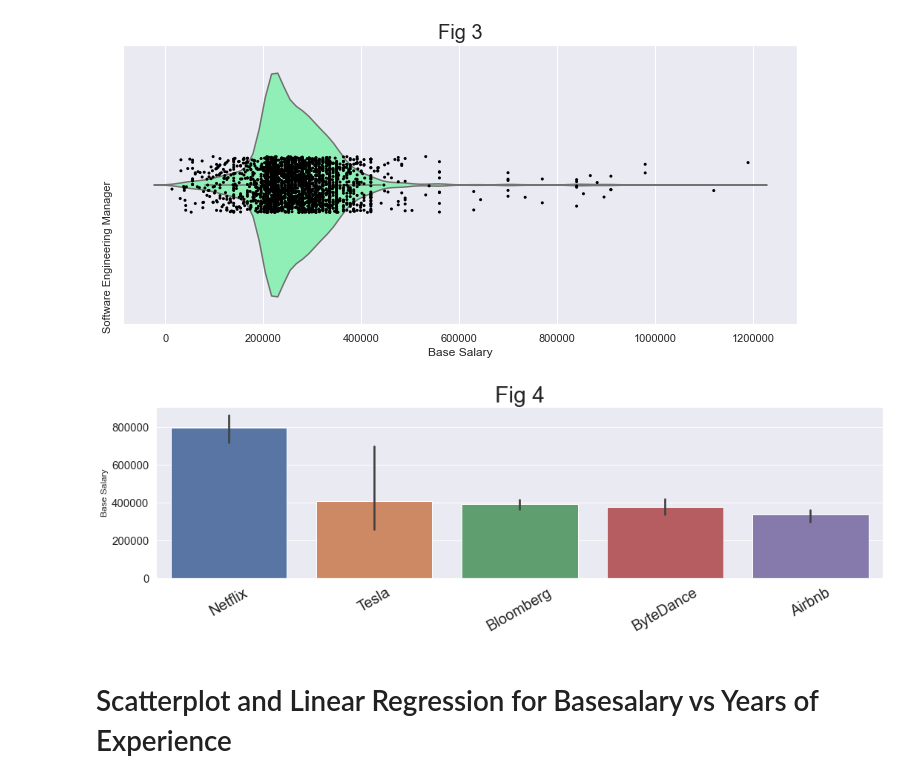
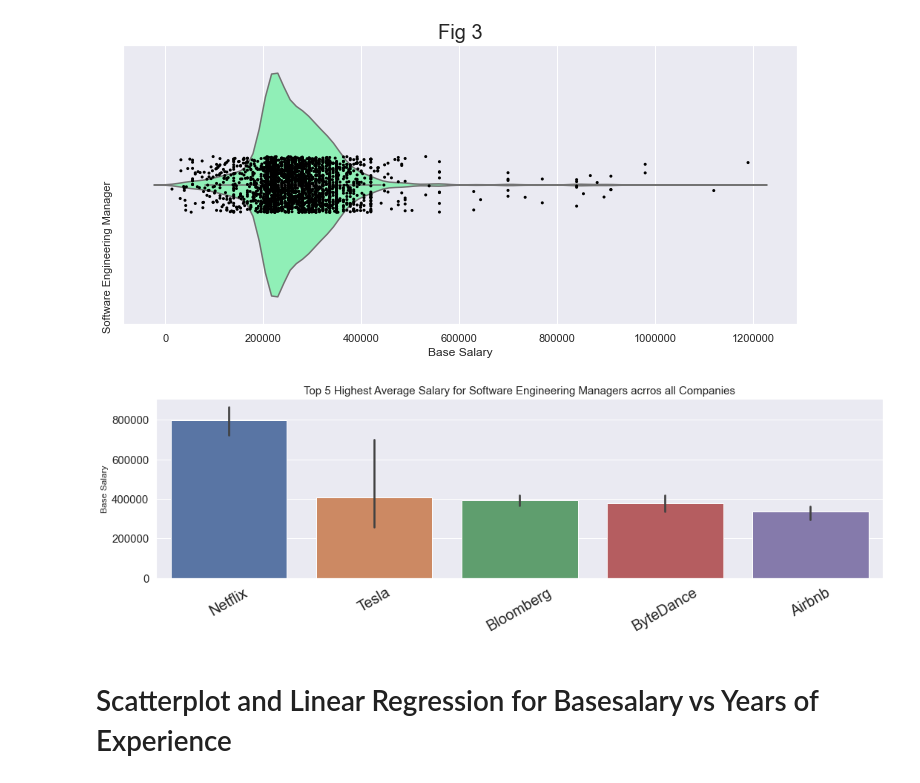
Before and after one commit to clone326/Salaries-of-Intl-Companies-DS102_DS104-, a Jupyter notebook: Final_assignment v5 (plotting).ipynb, the cells around one changed output. Cells and saved outputs as stored; diff of their text form; code cells hidden in the pictures.

```diff
--- a/Final_assignment v5 (plotting).ipynb
+++ b/Final_assignment v5 (plotting).ipynb
@@ -107,12 +128,14 @@ array(['USA', 'United Kingdom', 'Ireland', 'India', 'Russia', 'Canada',
 # %%
 # Using Seaborn
-sns.set(rc={'figure.figsize': (5, 20)})
+sns.set(rc={'figure.figsize': (20, 5)})
 
 best_paying_company = sns.barplot(x = 'basesalary', y = 'company', data = df_best_paying_company,
                                 ci = None, palette = 'rainbow',
-                                order = df_best_paying_company.sort_values('basesalary', ascending = False).company)
+                                order = df_best_paying_company.sort_values('basesalary', ascending = False).company[:5])
 
 best_paying_company.set(xlabel = 'Basesalary in SGD', ylabel = 'Company Names', title = 'Best Paying Company is Netflix from Jun 2017 to Aug 2021')
 
+show_values(best_paying_company, 'h', space=0.05)
+
 plt.show()
 # %% [output]
@@ -194,13 +224,15 @@ df_best_paying_title
 | 14 | Business Analyst | 39825.371528 | 39825.371528 | 139559.027778 | 5.465278 | 2.328646 | ... |
 # %%
 # Using Seaborn
-sns.set(rc={'figure.figsize': (5, 20)})
+sns.set(rc={'figure.figsize': (20, 10)})
 
 best_paying_title = sns.barplot(x = 'basesalary', y = 'title', data = df_best_paying_title,
                                 ci = None, palette= 'rainbow', estimator=np.mean,
                                 order = df_best_paying_title.sort_values('basesalary', ascending = False).title)
 
 
+show_values(best_paying_title, 'h', space=0.05)
+
 best_paying_title.set(xlabel = 'Basesalary in SGD', ylabel = 'Job titles', title = 'Best Paying Job title is Software Enginnering Manager from Jun 2017 to Aug 2021')
 
 plt.show()
@@ -243,16 +285,16 @@ plt.tight_layout()
 # %%
 sns.set(rc={'figure.figsize':(15, 5)})
 
 sorting = df_Software_Eng_Mgr.groupby(['company'])['basesalary'].aggregate(np.mean).reset_index().sort_values('basesalary', ascending = False).head(5)
 
 sns.barplot(x='company',y='basesalary',data=df_Software_Eng_Mgr, estimator = np.mean, order = sorting['company']).set(xlabel = None, ylabel = 'Base Salary')
 
 plt.xticks(rotation = 30, fontsize = 20)
 plt.yticks(fontsize = 15)
-plt.title('Fig 4', fontsize = 30)
+plt.title('Top 5 Highest Average Salary for Software Engineering Managers acrros all Companies', fontsize = 15)
 plt.tight_layout()
 # %% [output]
-[figure, old version]
+[figure, new version]
 # %% [markdown]
 # Scatterplot and Linear Regression for Basesalary vs Years of Experience
 # %%
```
Also changed, not shown: parts of 7 cells of this notebook.
